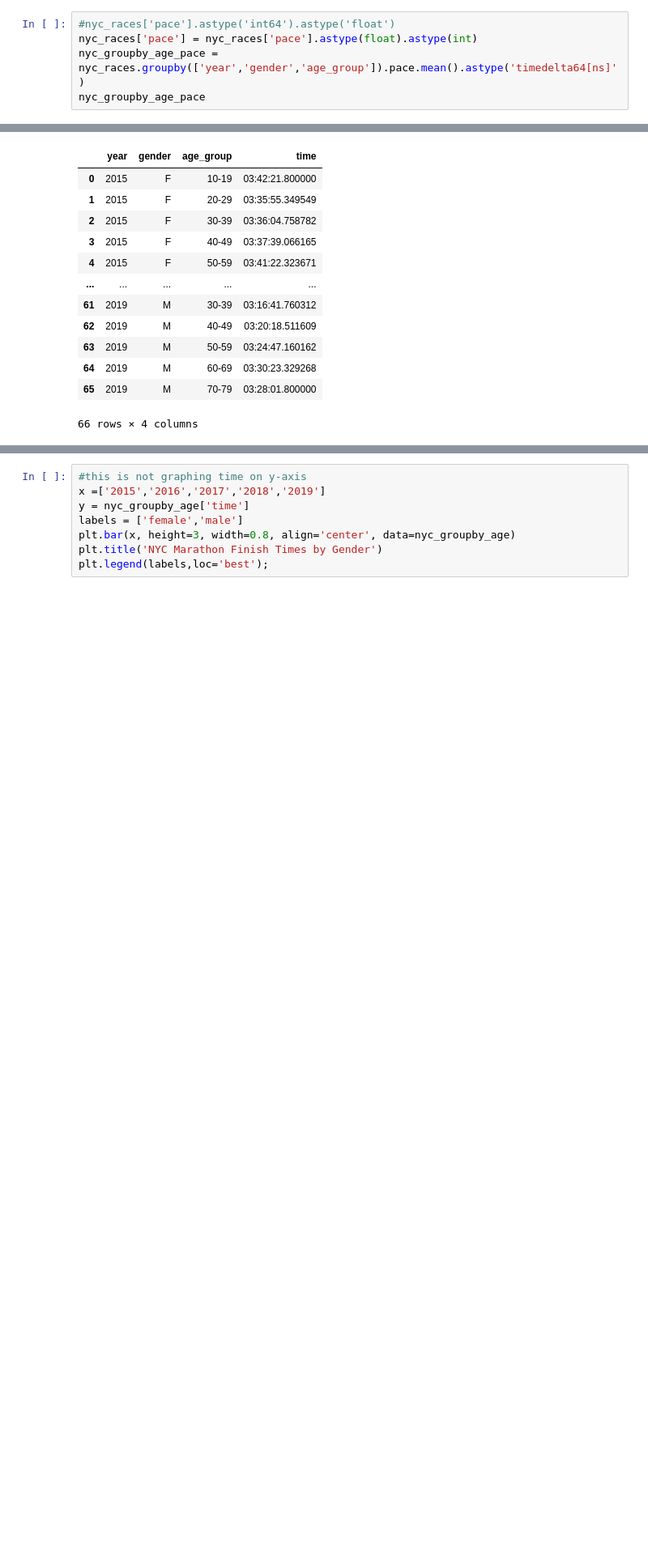
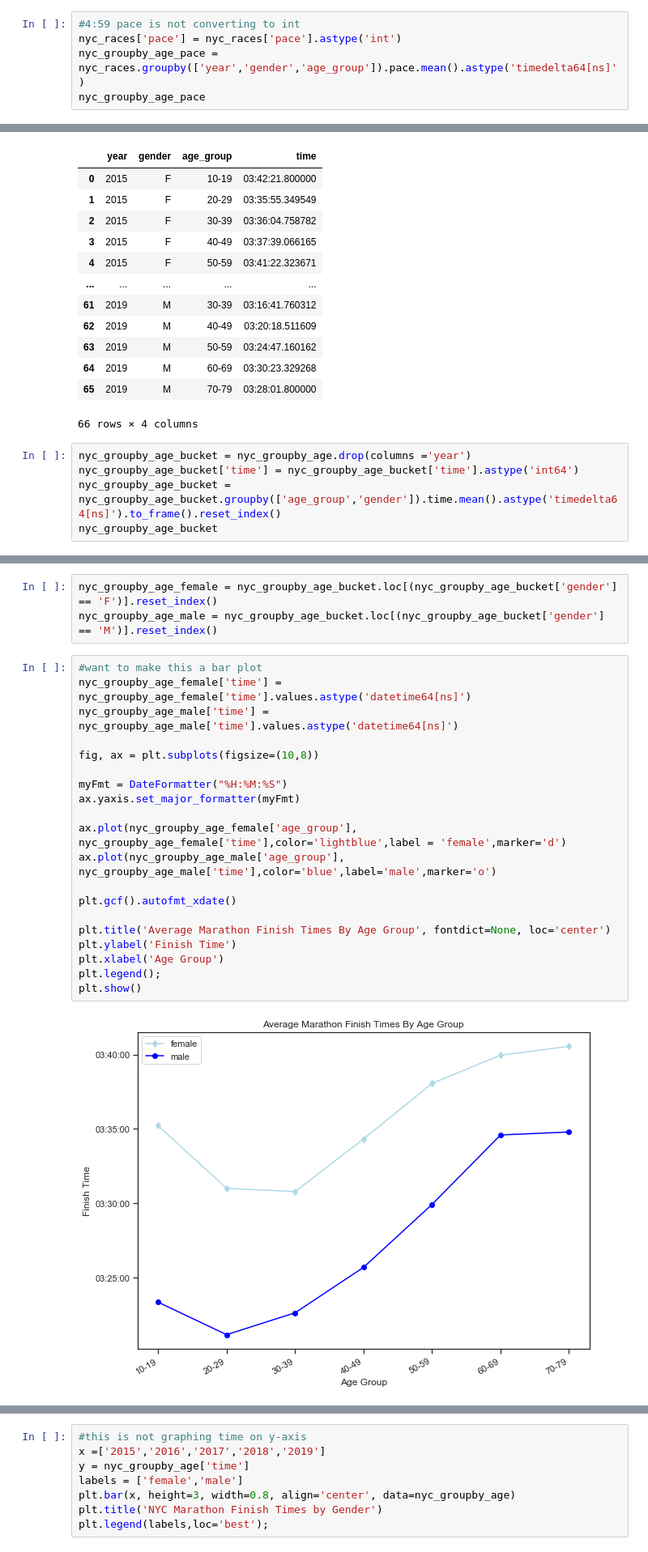
Before and after one commit to nmuldowney/nyc-marathon-capstone, a Jupyter notebook: notebooks/all_marathons_eda.ipynb, the cells around one changed output, grey strips where cells are left out. Shown at 81% size. Cells and saved outputs as stored; diff of their text form; blank space fills up the shorter version.

```diff
--- a/notebooks/all_marathons_eda.ipynb
+++ b/notebooks/all_marathons_eda.ipynb
@@ -205,6 +263,6 @@ dtype: object
 # %%
-#nyc_races['pace'].astype('int64').astype('float')
-nyc_races['pace'] = nyc_races['pace'].astype(float).astype(int)
+#4:59 pace is not converting to int
+nyc_races['pace'] = nyc_races['pace'].astype('int')
 nyc_groupby_age_pace = nyc_races.groupby(['year','gender','age_group']).pace.mean().astype('timedelta64[ns]')
 nyc_groupby_age_pace
 # %% [output]
@@ -248,3 +306,8 @@ nyc_groupby_age
 | 64 | 2019 | M | 60-69 | 03:30:23.329268 |
 | 65 | 2019 | M | 70-79 | 03:28:01.800000 |
 66 rows × 4 columns
+# %%
+nyc_groupby_age_bucket = nyc_groupby_age.drop(columns ='year')
+nyc_groupby_age_bucket['time'] = nyc_groupby_age_bucket['time'].astype('int64')
+nyc_groupby_age_bucket = nyc_groupby_age_bucket.groupby(['age_group','gender']).time.mean().astype('timedelta64[ns]').to_frame().reset_index()
+nyc_groupby_age_bucket
@@ -251 +330,26 @@ nyc_groupby_age
+# %%
+nyc_groupby_age_female = nyc_groupby_age_bucket.loc[(nyc_groupby_age_bucket['gender'] == 'F')].reset_index()
+nyc_groupby_age_male = nyc_groupby_age_bucket.loc[(nyc_groupby_age_bucket['gender'] == 'M')].reset_index()
+# %%
+#want to make this a bar plot
+nyc_groupby_age_female['time'] = nyc_groupby_age_female['time'].values.astype('datetime64[ns]')
+nyc_groupby_age_male['time'] = nyc_groupby_age_male['time'].values.astype('datetime64[ns]')
+
+fig, ax = plt.subplots(figsize=(10,8))
+
+myFmt = DateFormatter("%H:%M:%S")
+ax.yaxis.set_major_formatter(myFmt)
+
+ax.plot(nyc_groupby_age_female['age_group'], nyc_groupby_age_female['time'],color='lightblue',label = 'female',marker='d')
+ax.plot(nyc_groupby_age_male['age_group'], nyc_groupby_age_male['time'],color='blue',label='male',marker='o')
+
+plt.gcf().autofmt_xdate()
+
+plt.title('Average Marathon Finish Times By Age Group', fontdict=None, loc='center')
+plt.ylabel('Finish Time')
+plt.xlabel('Age Group')
+plt.legend();
+plt.show()
+# %% [output]
+[figure, added]
 # %%
```
Also changed, not shown: parts of 19 cells of this notebook, 1 other file.
